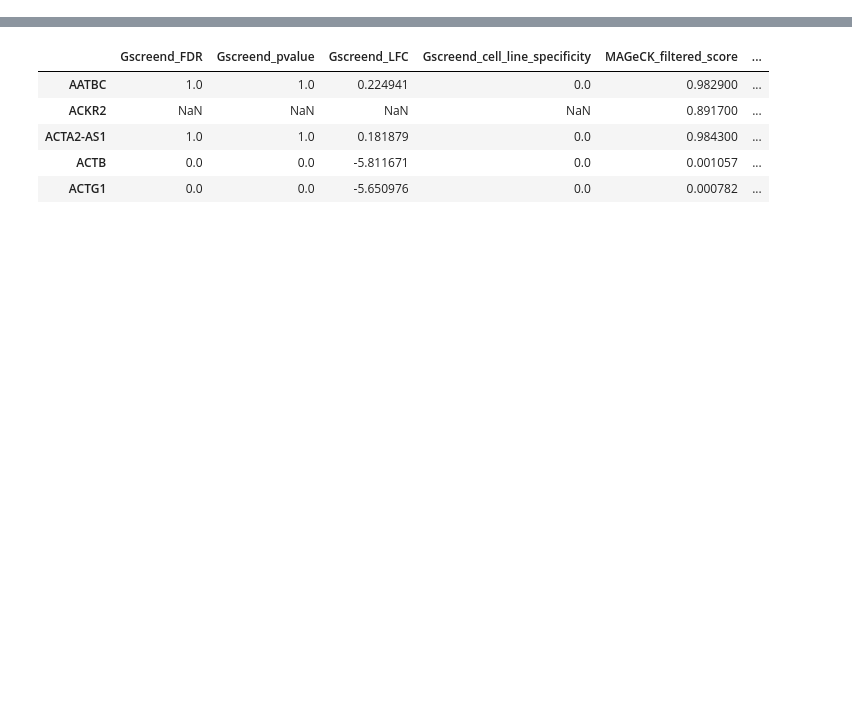
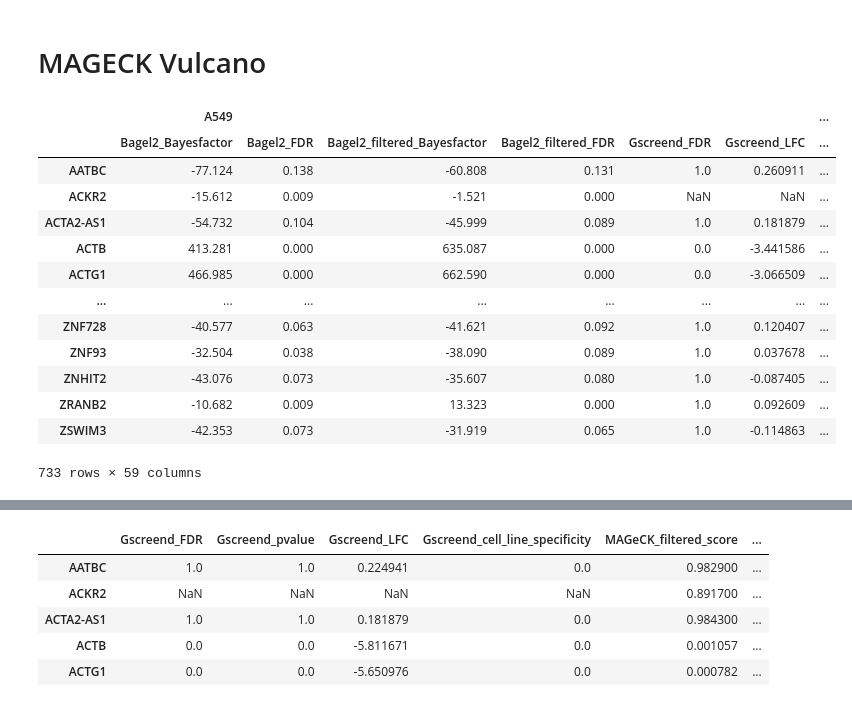
Before and after one commit to stefanpeidli/SYM101, a Jupyter notebook: notebooks/SYM101_stat_methods_evaluation.ipynb, the cells around one changed output, grey strips where cells are left out. Drawn from its saved outputs; the diff is of its cells as text; code cells hidden in the pictures; blank space fills up the shorter version.

```diff
--- a/notebooks/SYM101_stat_methods_evaluation.ipynb
+++ b/notebooks/SYM101_stat_methods_evaluation.ipynb
@@ -32,0 +49,2 @@ gene_df = pd.read_csv('../results/merged/gene_results.csv', index_col=0)
+# %% [markdown]
+# MAGECK Vulcano
@@ -32,0 +57,17 @@ gene_df = pd.read_csv('../results/merged/gene_results.csv', index_col=0)
+# %%
+gene_cdf
+# %% [output]
+|  | A549 |  |  |  |  |  | ... |
+|  | Bagel2_Bayesfactor | Bagel2_FDR | Bagel2_filtered_Bayesfactor | Bagel2_filtered_FDR | Gscreend_FDR | Gscreend_LFC | ... |
+| AATBC | -77.124 | 0.138 | -60.808 | 0.131 | 1.0 | 0.260911 | ... |
+| ACKR2 | -15.612 | 0.009 | -1.521 | 0.000 | NaN | NaN | ... |
+| ACTA2-AS1 | -54.732 | 0.104 | -45.999 | 0.089 | 1.0 | 0.181879 | ... |
+| ACTB | 413.281 | 0.000 | 635.087 | 0.000 | 0.0 | -3.441586 | ... |
+| ACTG1 | 466.985 | 0.000 | 662.590 | 0.000 | 0.0 | -3.066509 | ... |
+| ... | ... | ... | ... | ... | ... | ... | ... |
+| ZNF728 | -40.577 | 0.063 | -41.621 | 0.092 | 1.0 | 0.120407 | ... |
+| ZNF93 | -32.504 | 0.038 | -38.090 | 0.089 | 1.0 | 0.037678 | ... |
+| ZNHIT2 | -43.076 | 0.073 | -35.607 | 0.080 | 1.0 | -0.087405 | ... |
+| ZRANB2 | -10.682 | 0.009 | 13.323 | 0.000 | 1.0 | 0.092609 | ... |
+| ZSWIM3 | -42.353 | 0.073 | -31.919 | 0.065 | 1.0 | -0.114863 | ... |
+733 rows × 59 columns
```
Also changed, not shown: parts of 10 cells of this notebook, 13 other files.
